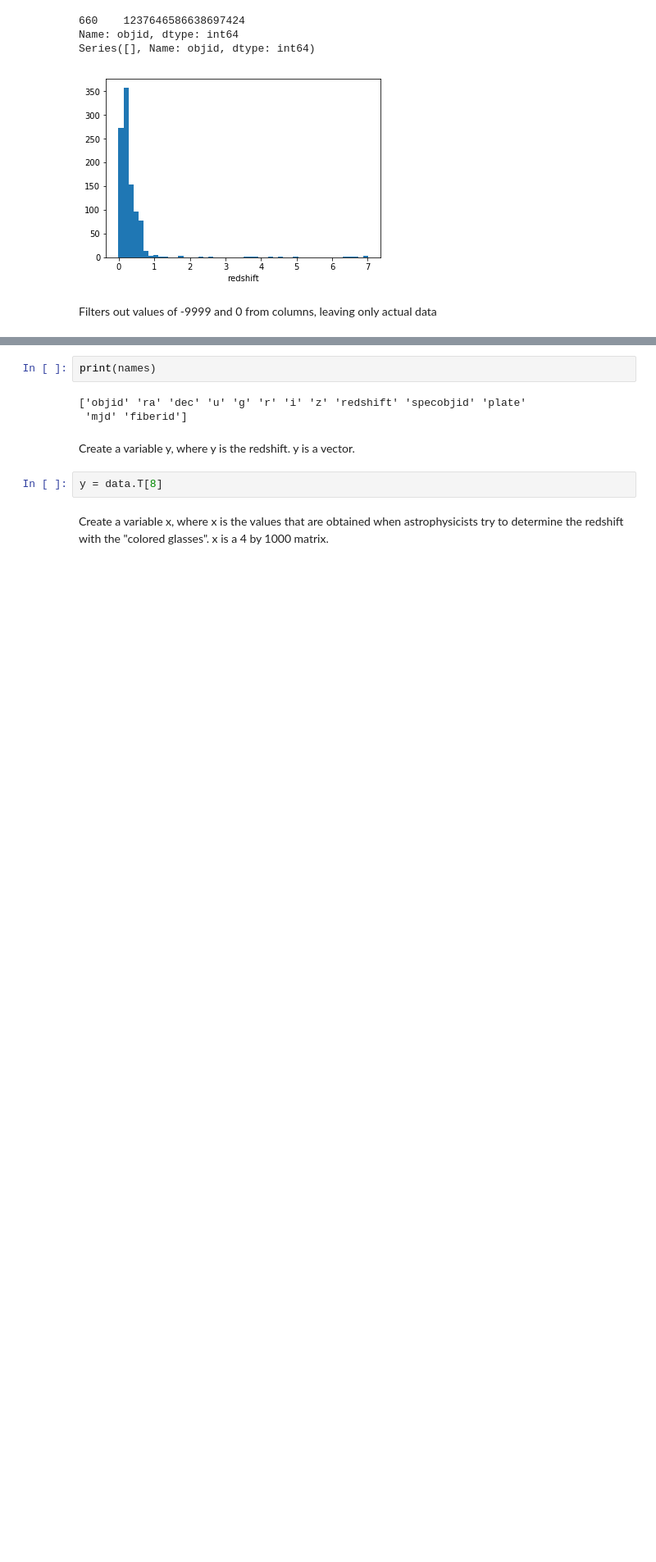
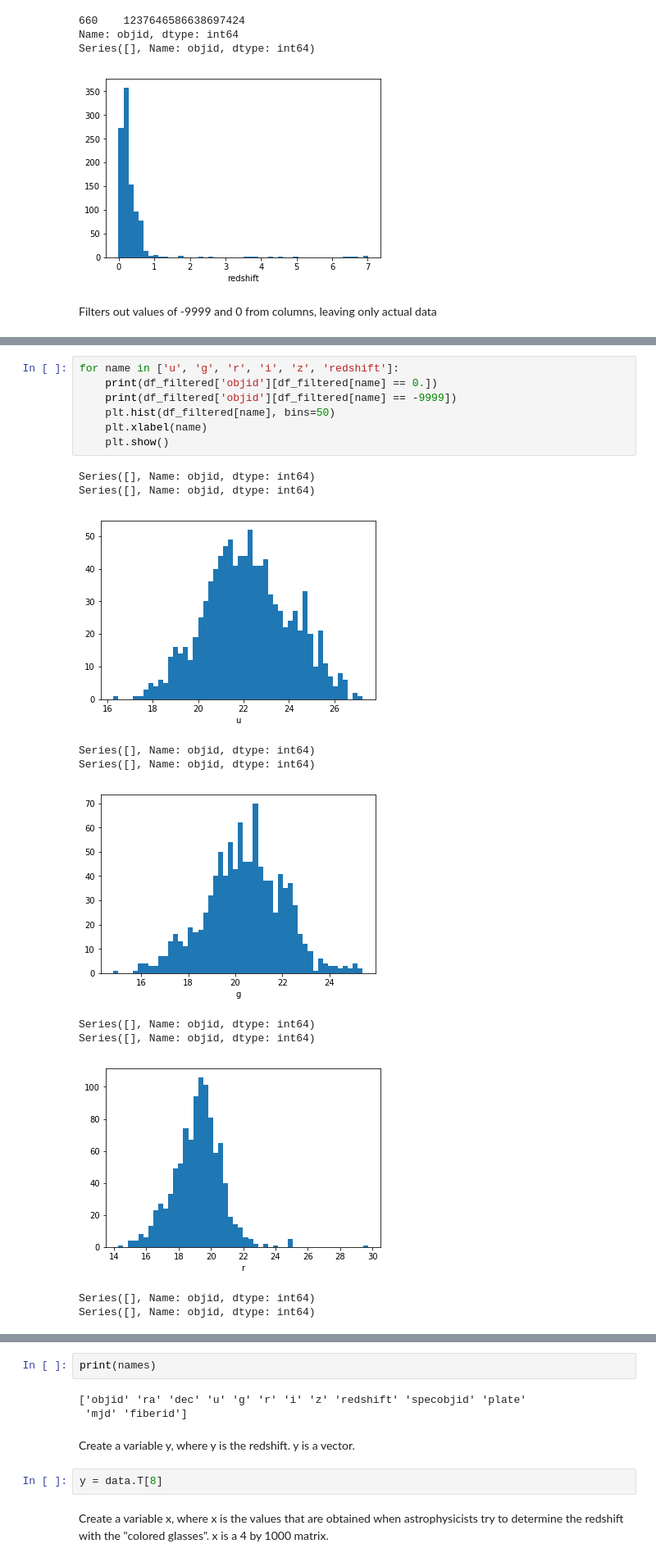
Before and after one commit to marin-hyatt/redshift_data_project, a Jupyter notebook: Marin Hyatt Machine Learning.ipynb, the cells around one changed output, grey strips where cells are left out. Shown at 82% size. Drawn from its saved outputs; the diff is of its cells as text; blank space fills up the shorter version.

```diff
--- a/Marin Hyatt Machine Learning.ipynb
+++ b/Marin Hyatt Machine Learning.ipynb
@@ -70,3 +70,22 @@ df_filtered.head()
 | 2 | 1237645879562928144 | 16.004912 | 1.259423 | 21.50923 | 19.69340 | 18.47973 | 17.91998 | 17.55132 | 0.312048 | 754455784200366080 | 670 | ... |
 | 3 | 1237645879562928258 | 16.020244 | 1.267667 | 20.96947 | 20.29136 | 19.36779 | 18.86387 | 18.45551 | 0.200468 | 754453860055017472 | 670 | ... |
 | 4 | 1237645879562928805 | 16.026029 | 1.266772 | 25.27165 | 22.32081 | 21.33033 | 19.94852 | 19.47201 | 0.752645 | 4853831831466778624 | 4311 | ... |
+# %%
+for name in ['u', 'g', 'r', 'i', 'z', 'redshift']:
+    print(df_filtered['objid'][df_filtered[name] == 0.])
+    print(df_filtered['objid'][df_filtered[name] == -9999])
+    plt.hist(df_filtered[name], bins=50)
+    plt.xlabel(name)
+    plt.show()
+# %% [output]
+Series([], Name: objid, dtype: int64)
+Series([], Name: objid, dtype: int64)
+[figure, added]
+Series([], Name: objid, dtype: int64)
+Series([], Name: objid, dtype: int64)
+[figure, added]
+Series([], Name: objid, dtype: int64)
+Series([], Name: objid, dtype: int64)
+[figure, added]
+Series([], Name: objid, dtype: int64)
+Series([], Name: objid, dtype: int64)
```
Also changed, not shown: parts of 1 cell of this notebook.
